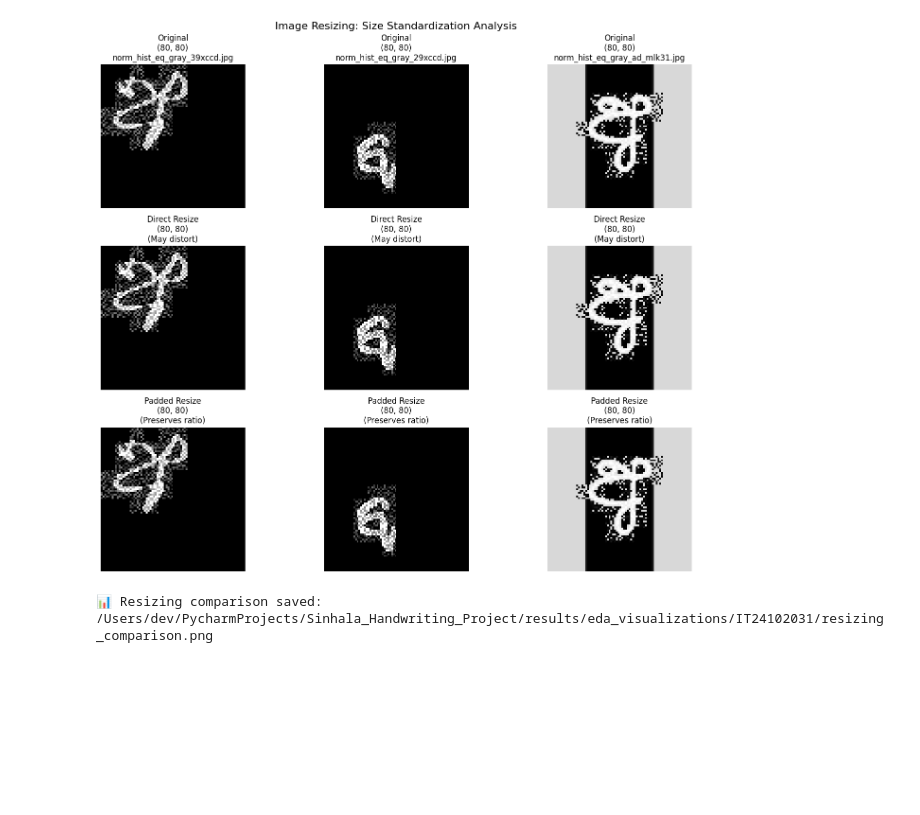
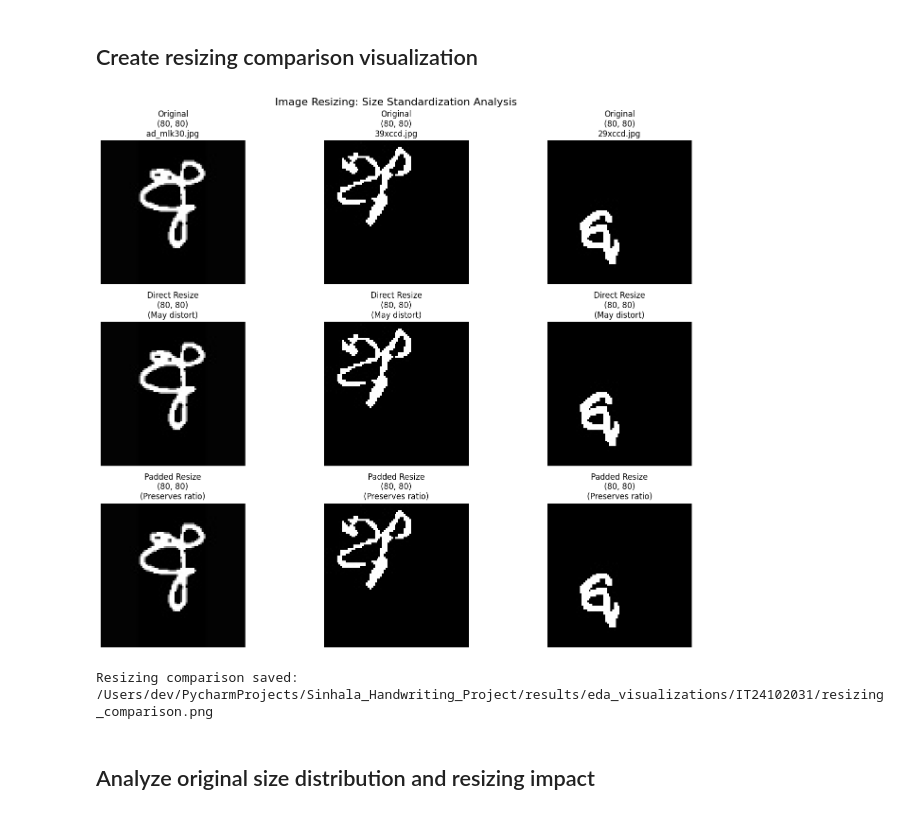
Before and after one commit to isurudevthilina/Sinhala_Handwriting_Project, a Jupyter notebook: notebooks/preprocessing/IT24102031_Resizing_80x80.ipynb, the cells around one changed output. Cells and saved outputs as stored; diff of their text form; code cells hidden in the pictures; blank space fills up the shorter version.

```diff
--- a/notebooks/preprocessing/IT24102031_Resizing_80x80.ipynb
+++ b/notebooks/preprocessing/IT24102031_Resizing_80x80.ipynb
@@ -38,9 +15,8 @@ unicode_mapping = load_unicode_mapping()
 # %%
 def create_folder_structure():
-    """Create necessary folders for processing"""
 
     paths = {
-        'input_base': Path("/Users/dev/PycharmProjects/Sinhala_Handwriting_Project/results/outputs/processed/IT24102051"),
+        'input_base': Path("/Users/dev/PycharmProjects/Sinhala_Handwriting_Project/data/raw"),
         'output_base': Path("/Users/dev/PycharmProjects/Sinhala_Handwriting_Project/results/outputs/processed/IT24102031"),
         'eda_base': Path("/Users/dev/PycharmProjects/Sinhala_Handwriting_Project/results/eda_visualizations/IT24102031"),
         'mapping_base': Path("/Users/dev/PycharmProjects/Sinhala_Handwriting_Project/data/mappings")
@@ -48,10 +24,10 @@ def create_folder_structure():
 
     for name, path in paths.items():
         path.mkdir(parents=True, exist_ok=True)
-        print(f"📁 Created: {path}")
+        print(f"Created: {path}")
 
     return paths
 
 folder_paths = create_folder_structure()
-print("\n✅ Folder structure ready!")
+print("\nFolder structure ready!")
 # %% [output]
@@ -64,11 +42,11 @@ print("\n✅ Folder structure ready!")
 # %%
 def resize_image(image_path, target_size=(80, 80)):
-    """Resize image to target dimensions while preserving aspect ratio options"""
     try:
-        # Read normalized image
+        # Read original image
         image = cv2.imread(str(image_path), cv2.IMREAD_GRAYSCALE)
         if image is None:
-            return None, None, None
+            print(f"Could not load image: {image_path}")
+            return None, None, None, None
 
         original_shape = image.shape
 
@@ -97,11 +75,3 @@ def resize_image(image_path, target_size=(80, 80)):
     except Exception as e:
         print(f"Error processing {image_path}: {e}")
         return None, None, None, None
-
-def get_character_info(class_id):
-    """Get character info from mapping"""
-    if unicode_mapping and str(class_id) in unicode_mapping['class_to_unicode']:
-        return unicode_mapping['class_to_unicode'][str(class_id)]
-    return {'unicode': f'Class_{class_id}', 'category': 'unknown'}
-
-print("✅ Resizing function ready!")
@@ -183,9 +163,10 @@ sample_data = process_sample_images(class_id=1, max_samples=5)
+# %% [markdown]
+## Create resizing comparison visualization
 # %%
 def create_resizing_comparison(sample_data):
-    """Create resizing comparison visualization"""
 
     if not sample_data:
-        print("⚠️  No sample data available for visualization")
+        print("No sample data available for visualization")
         return
 
     n_samples = min(3, len(sample_data))
@@ -194,35 +175,37 @@ def create_resizing_comparison(sample_data):
 
     if n_samples == 1:
         axes = axes.reshape(3, 1)
 
     for i in range(n_samples):
         sample = sample_data[i]
 
         # Original image
         axes[0, i].imshow(sample['original'], cmap='gray')
         axes[0, i].set_title(f'Original\n{sample["original_shape"]}\n{sample["filename"]}')
         axes[0, i].axis('off')
 
         # Direct resize (may distort)
         axes[1, i].imshow(sample['resized_direct'], cmap='gray')
         axes[1, i].set_title(f'Direct Resize\n{sample["target_shape"]}\n(May distort)')
         axes[1, i].axis('off')
 
         # Padded resize (preserves aspect ratio)
         axes[2, i].imshow(sample['resized_padded'], cmap='gray')
         axes[2, i].set_title(f'Padded Resize\n{sample["target_shape"]}\n(Preserves ratio)')
         axes[2, i].axis('off')
 
     plt.tight_layout()
 
     output_file = folder_paths['eda_base'] / 'resizing_comparison.png'
     plt.savefig(output_file, dpi=300, bbox_inches='tight')
     plt.show()
-    print(f"📊 Resizing comparison saved: {output_file}")
+    print(f"Resizing comparison saved: {output_file}")
 
 create_resizing_comparison(sample_data)
 # %% [output]
-[figure, old version]
+[figure, new version]
-📊 Resizing comparison saved: /Users/dev/PycharmProjects/Sinhala_Handwriting_Project/results/eda_visualizations/IT24102031/resizing_comparison.png
+Resizing comparison saved: /Users/dev/PycharmProjects/Sinhala_Handwriting_Project/results/eda_visualizations/IT24102031/resizing_comparison.png
+# %% [markdown]
+## Analyze original size distribution and resizing impact
 # %%
 def analyze_size_distribution(sample_data):
```
Also changed, not shown: parts of 15 cells of this notebook, 33 other files.
